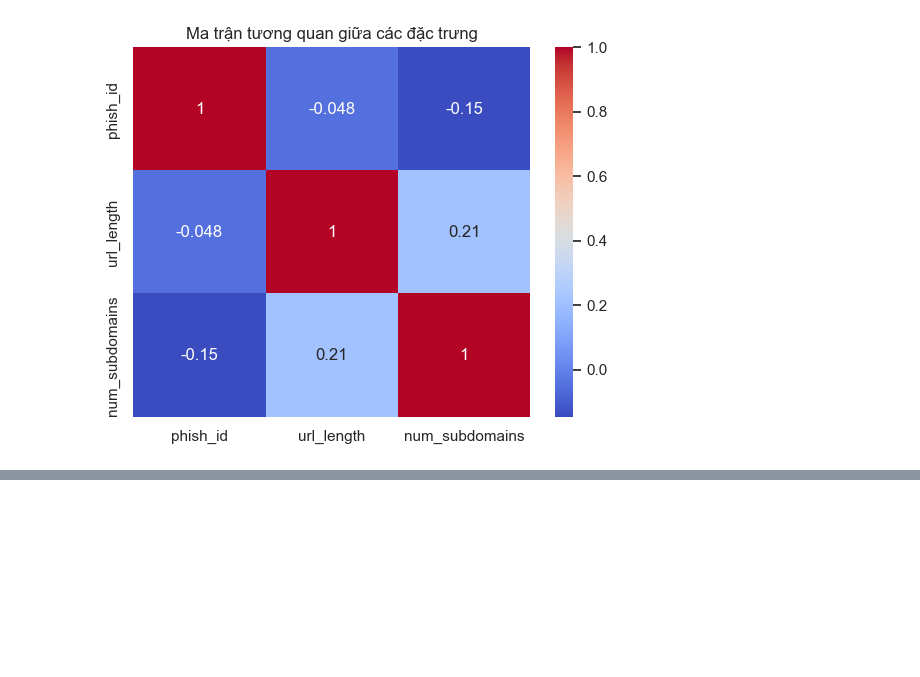
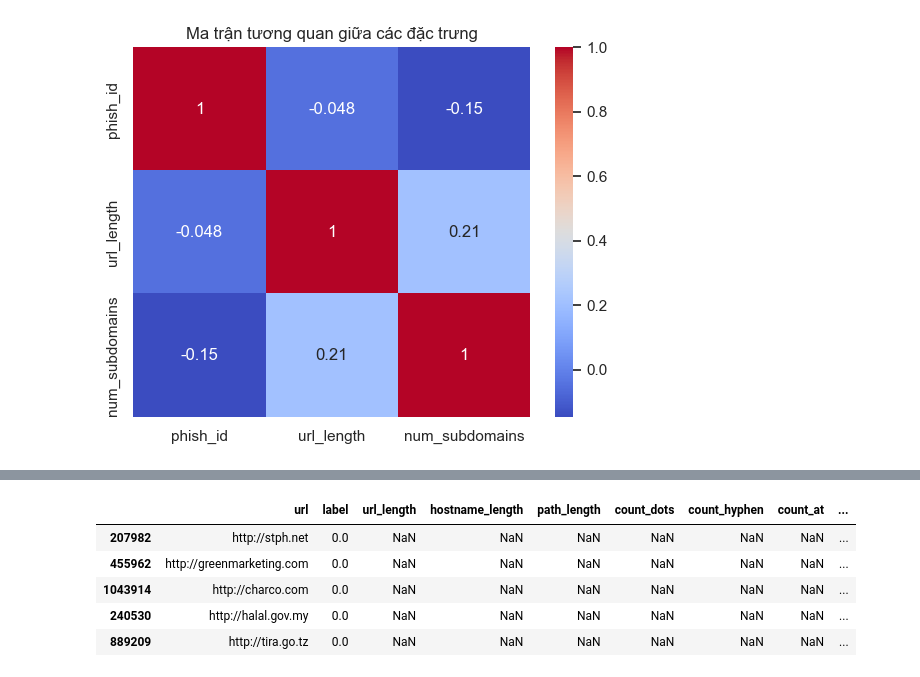
Before and after one commit to Trannhung24/phishing-detection-thesis, a Jupyter notebook: notebooks/EDA.ipynb, the cells around one changed output, grey strips where cells are left out. Drawn from its saved outputs; the diff is of its cells as text; code cells hidden in the pictures; blank space fills up the shorter version.

```diff
--- a/notebooks/EDA.ipynb
+++ b/notebooks/EDA.ipynb
@@ -139,0 +384,34 @@ plt.show()
+# %%
+from urllib.parse import urlparse
+from scipy.stats import entropy
+import re
+
+def extract_url_features(url):
+    parsed = urlparse(url)
+    features = {}
+    features['url_length'] = len(url)
+    features['hostname_length'] = len(parsed.netloc)
+    features['path_length'] = len(parsed.path)
+    features['count_dots'] = url.count('.')
+    features['count_hyphen'] = url.count('-')
+    features['count_at'] = url.count('@')
+    features['count_question'] = url.count('?')
+    features['count_equal'] = url.count('=')
+    features['count_underscore'] = url.count('_')
+    features['has_ip'] = int(bool(re.search(r'(\d{1,3}\.){3}\d{1,3}', parsed.netloc)))
+    features['tld'] = parsed.netloc.split('.')[-1] if parsed.netloc else ''
+    prob = [url.count(c)/len(url) for c in set(url)]
+    features['url_entropy'] = entropy(prob, base=2)
+    return features
+
+url_features = sample_df['url'].apply(extract_url_features)
+url_features_df = pd.DataFrame(list(url_features))
+sample_df = pd.concat([sample_df, url_features_df], axis=1)
+display(sample_df.head())
+# %% [output]
+|  | url | label | url_length | hostname_length | path_length | count_dots | count_hyphen | count_at | ... |
+| 207982 | http://stph.net | 0.0 | NaN | NaN | NaN | NaN | NaN | NaN | ... |
+| 455962 | http://greenmarketing.com | 0.0 | NaN | NaN | NaN | NaN | NaN | NaN | ... |
+| 1043914 | http://charco.com | 0.0 | NaN | NaN | NaN | NaN | NaN | NaN | ... |
+| 240530 | http://halal.gov.my | 0.0 | NaN | NaN | NaN | NaN | NaN | NaN | ... |
+| 889209 | http://tira.go.tz | 0.0 | NaN | NaN | NaN | NaN | NaN | NaN | ... |
```
Also changed, not shown: parts of 12 cells of this notebook, 1 other file.
